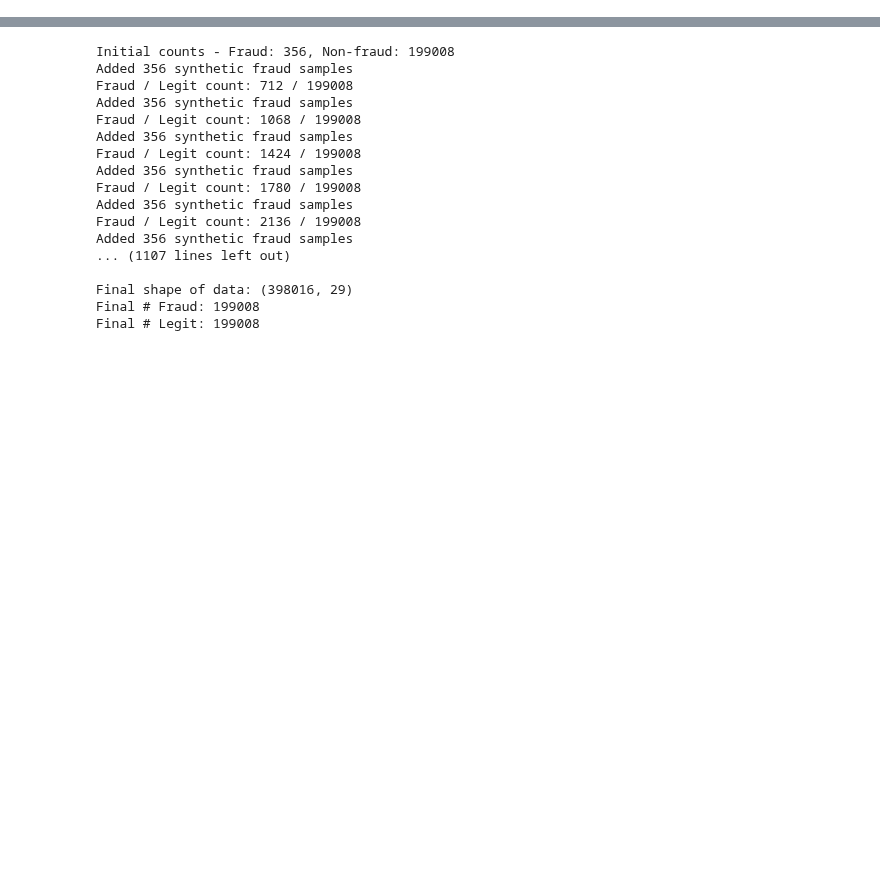
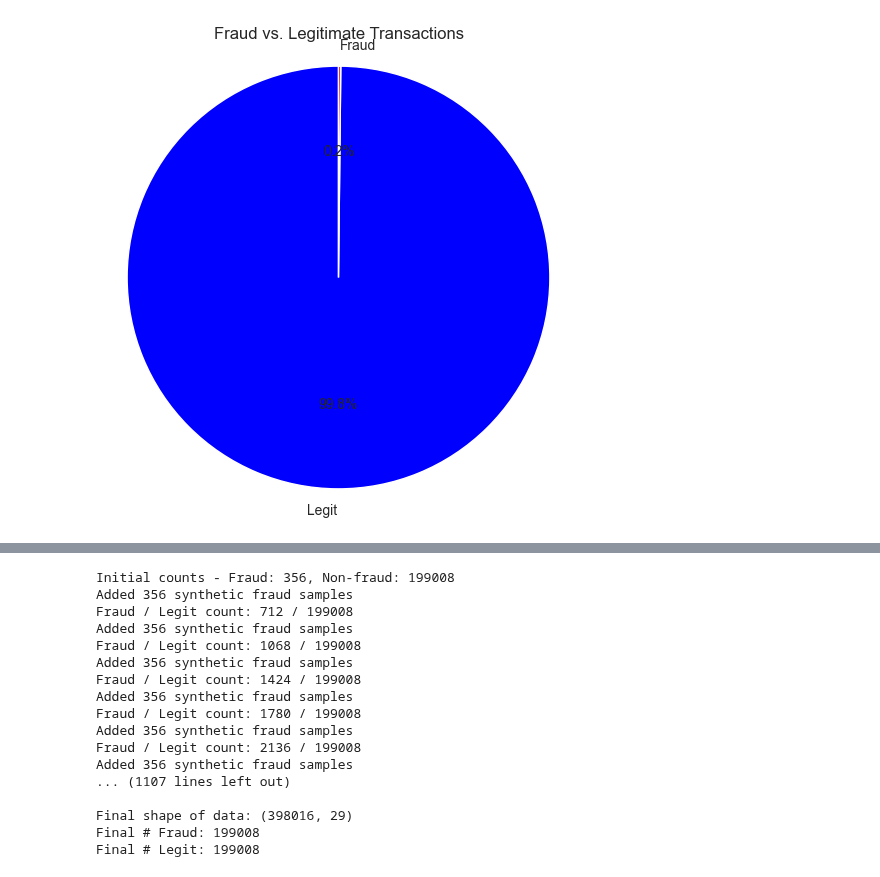
Before and after one commit to NiccoloSalvi/fraud-detection-autoencoders, a Jupyter notebook: naml-ccfd.ipynb, the cells around one changed output, grey strips where cells are left out. Drawn from its saved outputs; the diff is of its cells as text; code cells hidden in the pictures; blank space fills up the shorter version.

Commit message:
feat: ad pie chart

```diff
--- a/naml-ccfd.ipynb
+++ b/naml-ccfd.ipynb
@@ -24,6 +24,20 @@ dataset = data.to_numpy().astype(np.float32)
 
 X = dataset[:, :-1]
 y = dataset[:, -1]
+# %%
+fraud_count = np.bincount(y.astype(int))
+
+labels = ["Legit", "Fraud"]
+colors = ["blue", "red"]
+
+# Plotting as a pie chart
+plt.figure(figsize=(6, 6))
+plt.pie(fraud_count, labels=labels, colors=colors, autopct="%1.1f%%", startangle=90, shadow=False)
+plt.title("Fraud vs. Legitimate Transactions")
+plt.axis("equal")  # Equal aspect ratio to ensure the pie is circular
+plt.show()
+# %% [output]
+[figure, added]
 # %%
 # Split entire dataset into train and test
 data_train, data_test, label_train, label_test = train_test_split(X, y, test_size=0.3, random_state=42)
```
Also changed, not shown: parts of 7 cells of this notebook.
